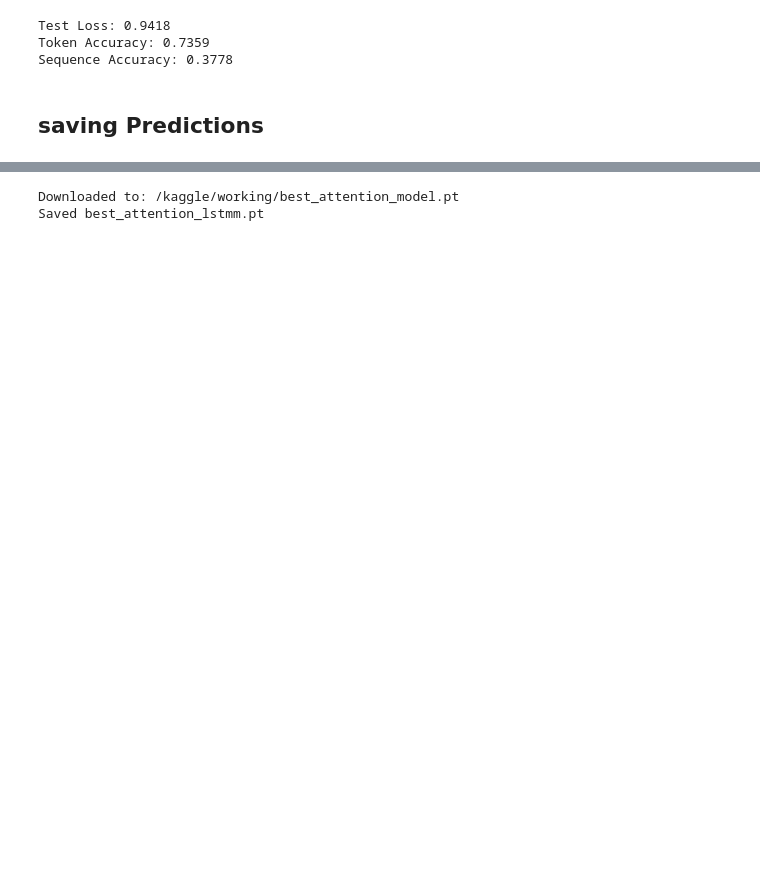
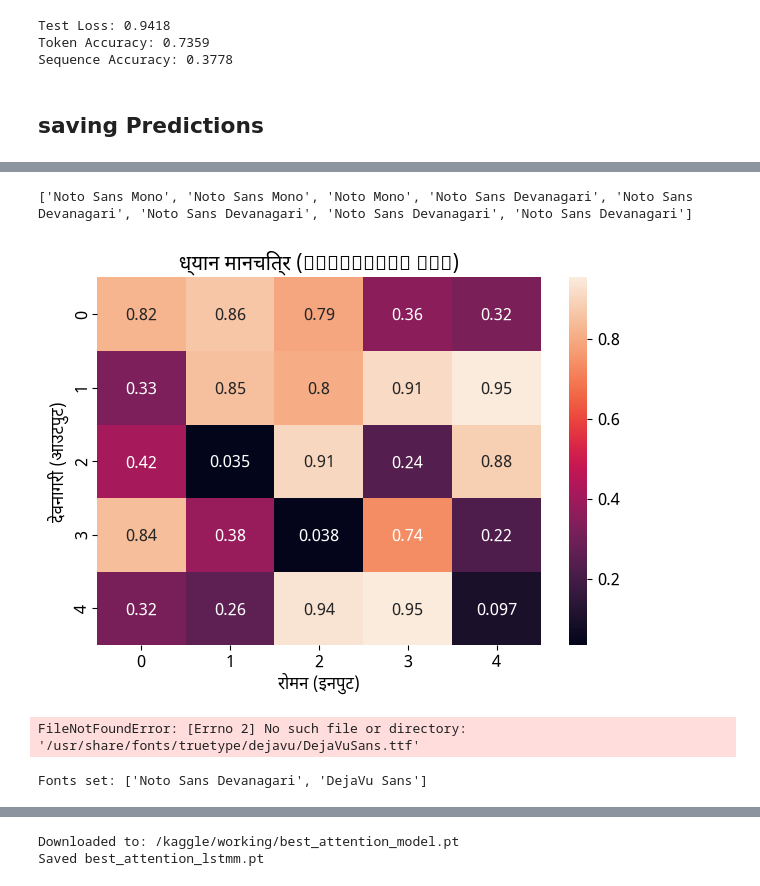
Before and after one commit to MK-Sindhu/ed24s401_dl_Assignment_3, a Jupyter notebook: Assignment3.ipynb, the cells around one changed output, grey strips where cells are left out. Cells and saved outputs as stored; diff of their text form; code cells hidden in the pictures; blank space fills up the shorter version.

```diff
--- a/Assignment3.ipynb
+++ b/Assignment3.ipynb
@@ -2089,0 +2339,62 @@ df_all.to_csv('predictions_attention/test_predictions_attention.tsv', sep='\t',
+# %%
+!apt-get -qq install fonts-noto fonts-noto-cjk
+import matplotlib.pyplot as plt
+plt.rcParams['font.family'] = 'Noto Sans Devanagari'
+
+
+import matplotlib.font_manager as fm
+print([f.name for f in fm.fontManager.ttflist if 'Noto' in f.name])
+
+
+import seaborn as sns
+import numpy as np
+import matplotlib.pyplot as plt
+
+plt.rcParams['font.family'] = 'Noto Sans Devanagari'
+
+data = np.random.rand(5, 5)
+sns.heatmap(data, annot=True)
+plt.title("ध्यान मानचित्र (Attention Map)")
+plt.xlabel("रोमन (इनपुट)")
+plt.ylabel("देवनागरी (आउटपुट)")
+plt.tight_layout()
+plt.show()
+# %% [output]
+['Noto Sans Mono', 'Noto Sans Mono', 'Noto Mono', 'Noto Sans Devanagari', 'Noto Sans Devanagari', 'Noto Sans Devanagari', 'Noto Sans Devanagari', 'Noto Sans Devanagari']
+[figure, added]
+# %%
+import matplotlib.pyplot as plt
+import matplotlib as mpl
+from matplotlib import font_manager as fm
+
+# Load both fonts
+devanagari_font = '/usr/share/fonts/truetype/noto/NotoSansDevanagari-Regular.ttf'
+latin_fallback  = '/usr/share/fonts/truetype/dejavu/DejaVuSans.ttf'  # Supports English
+
+# Set up fallback font list
+mpl.rcParams['font.family'] = [
+    fm.FontProperties(fname=devanagari_font).get_name(),
+    fm.FontProperties(fname=latin_fallback).get_name()
+]
+# %% [output]
+FileNotFoundError: [Errno 2] No such file or directory: '/usr/share/fonts/truetype/dejavu/DejaVuSans.ttf'
+# %%
+import matplotlib.pyplot as plt
+import matplotlib.font_manager as fm
+import matplotlib as mpl
+
+# 1. Get Devanagari and Latin-compatible fonts
+devanagari_path = "/usr/share/fonts/truetype/noto/NotoSansDevanagari-Regular.ttf"
+latin_font_path = fm.findfont("DejaVu Sans")  # This returns the correct existing path
+
+# 2. Load them using FontProperties
+devanagari = fm.FontProperties(fname=devanagari_path)
+latin = fm.FontProperties(fname=latin_font_path)
+
+# 3. Apply fallback font family list
+mpl.rcParams['font.family'] = [devanagari.get_name(), latin.get_name()]
+
+# ✅ Confirm loaded fonts
+print("Fonts set:", mpl.rcParams['font.family'])
+# %% [output]
+Fonts set: ['Noto Sans Devanagari', 'DejaVu Sans']
```
Also changed, not shown: parts of 15 cells of this notebook.
